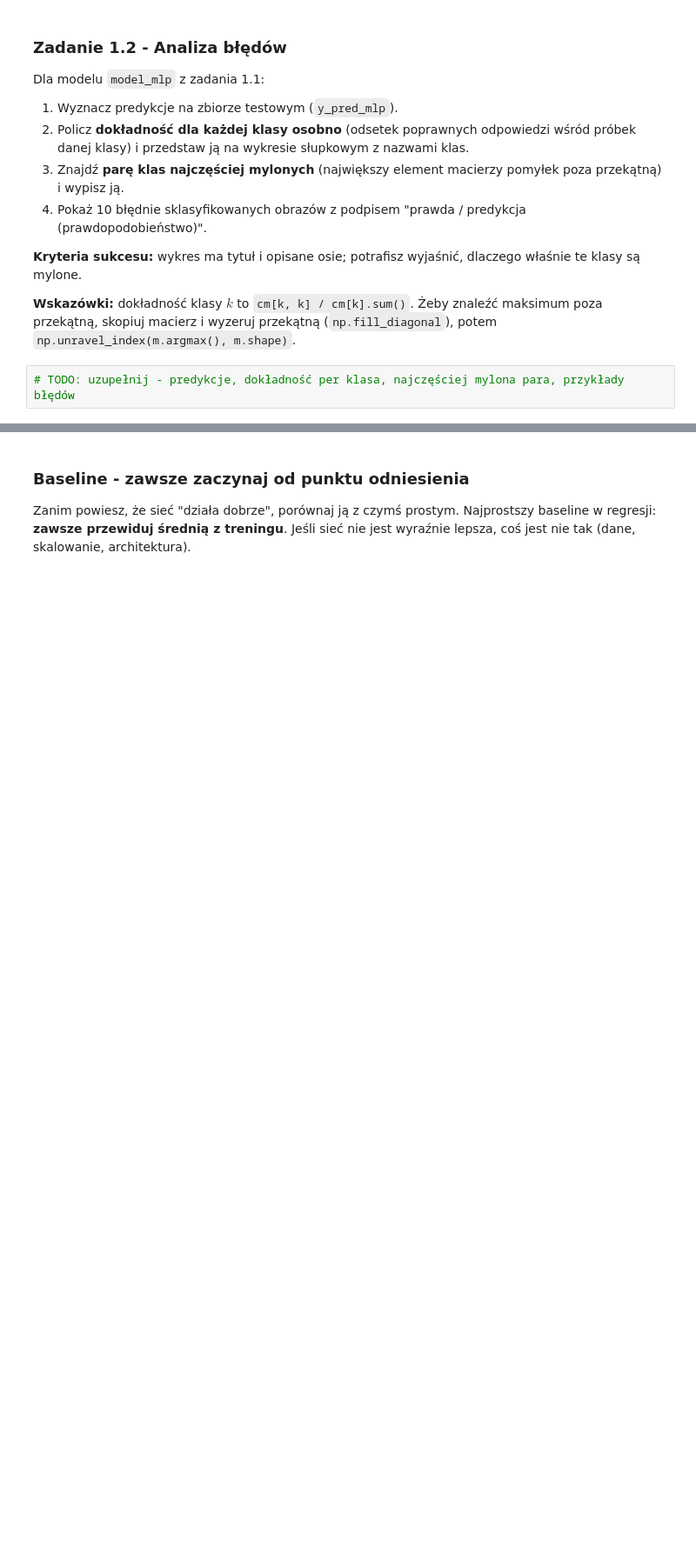
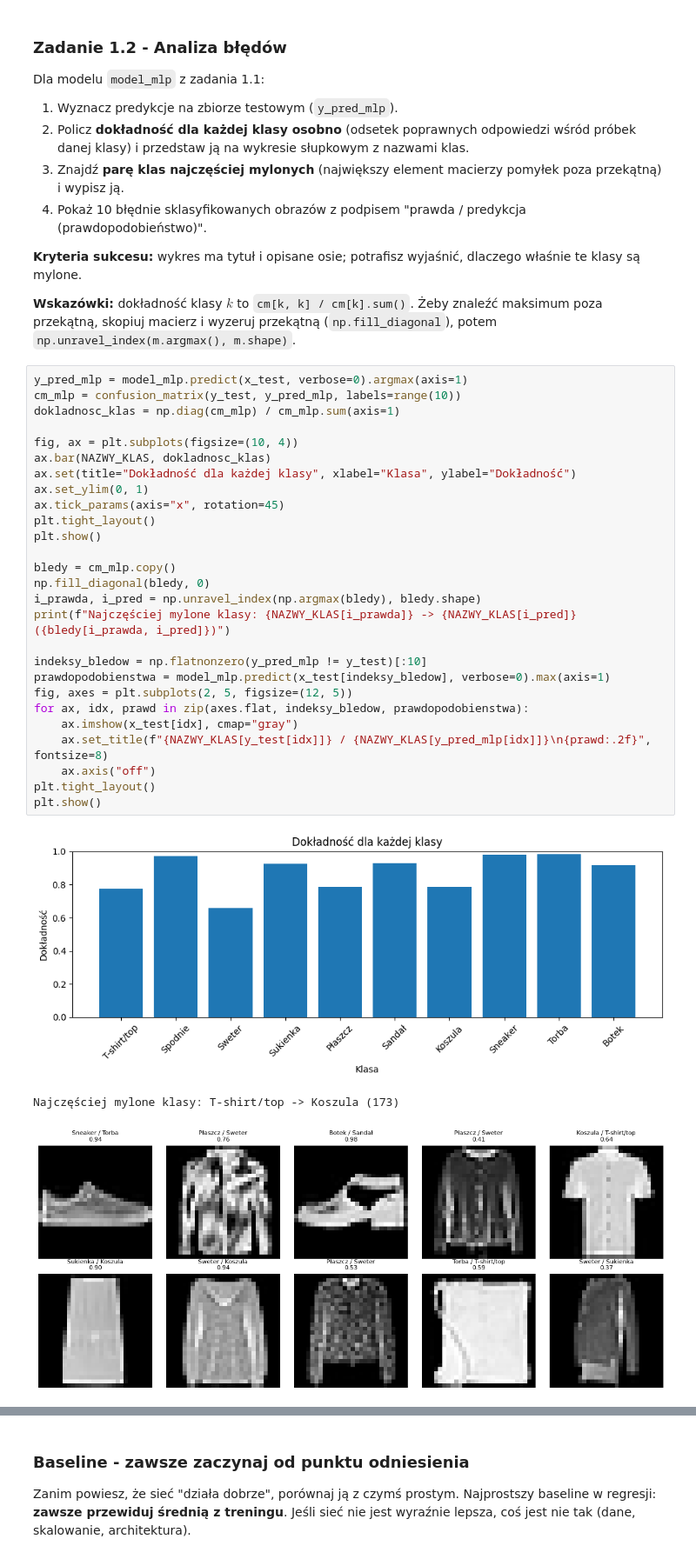
Before and after one commit to MateuszKrolik/UGIJZ, a Jupyter notebook: Lab03_Keras_klasyfikacja_regresja.ipynb, the cells around one changed output, grey strips where cells are left out. Shown at 87% size. Drawn from its saved outputs; the diff is of its cells as text; blank space fills up the shorter version.

```diff
--- a/Lab03_Keras_klasyfikacja_regresja.ipynb
+++ b/Lab03_Keras_klasyfikacja_regresja.ipynb
@@ -290,7 +369,36 @@ Dla modelu `model_mlp` z zadania 1.1:
 
 **Wskazówki:** dokładność klasy $k$ to `cm[k, k] / cm[k].sum()`. Żeby znaleźć maksimum poza przekątną, skopiuj macierz i wyzeruj przekątną (`np.fill_diagonal`), potem `np.unravel_index(m.argmax(), m.shape)`.
 # %%
-# TODO: uzupełnij - predykcje, dokładność per klasa, najczęściej mylona para, przykłady błędów
+y_pred_mlp = model_mlp.predict(x_test, verbose=0).argmax(axis=1)
+cm_mlp = confusion_matrix(y_test, y_pred_mlp, labels=range(10))
+dokladnosc_klas = np.diag(cm_mlp) / cm_mlp.sum(axis=1)
+
+fig, ax = plt.subplots(figsize=(10, 4))
+ax.bar(NAZWY_KLAS, dokladnosc_klas)
+ax.set(title="Dokładność dla każdej klasy", xlabel="Klasa", ylabel="Dokładność")
+ax.set_ylim(0, 1)
+ax.tick_params(axis="x", rotation=45)
+plt.tight_layout()
+plt.show()
+
+bledy = cm_mlp.copy()
+np.fill_diagonal(bledy, 0)
+i_prawda, i_pred = np.unravel_index(np.argmax(bledy), bledy.shape)
+print(f"Najczęściej mylone klasy: {NAZWY_KLAS[i_prawda]} -> {NAZWY_KLAS[i_pred]} ({bledy[i_prawda, i_pred]})")
+
+indeksy_bledow = np.flatnonzero(y_pred_mlp != y_test)[:10]
+prawdopodobienstwa = model_mlp.predict(x_test[indeksy_bledow], verbose=0).max(axis=1)
+fig, axes = plt.subplots(2, 5, figsize=(12, 5))
+for ax, idx, prawd in zip(axes.flat, indeksy_bledow, prawdopodobienstwa):
+    ax.imshow(x_test[idx], cmap="gray")
+    ax.set_title(f"{NAZWY_KLAS[y_test[idx]]} / {NAZWY_KLAS[y_pred_mlp[idx]]}\n{prawd:.2f}", fontsize=8)
+    ax.axis("off")
+plt.tight_layout()
+plt.show()
+# %% [output]
+[figure, added]
+Najczęściej mylone klasy: T-shirt/top -> Koszula (173)
+[figure, added]
 # %% [markdown]
 ## 2. Regresja: California Housing
 
```
Also changed, not shown: parts of 26 cells of this notebook.
